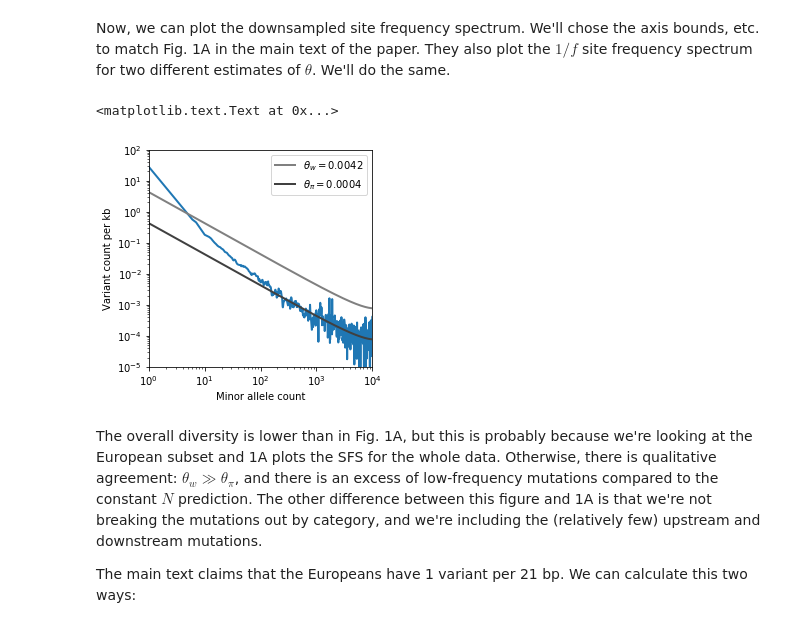
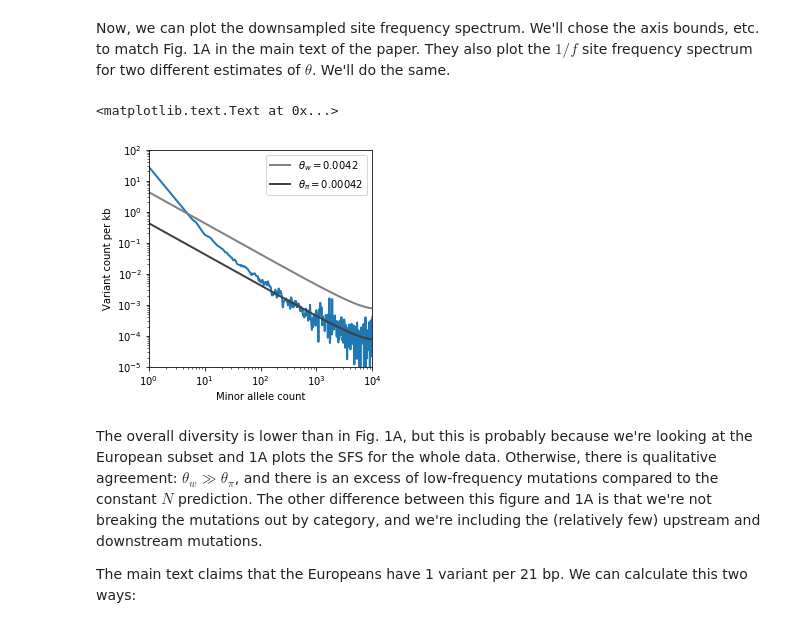
Before and after one commit to dp-rice/multiplemergers, a Jupyter notebook: notebooks/nelson_etal_2sfs.ipynb, the cells around one changed output. Saved outputs shown, nothing was run; the diff lists cells and outputs as text; code cells hidden in the pictures.

```diff
--- a/notebooks/nelson_etal_2sfs.ipynb
+++ b/notebooks/nelson_etal_2sfs.ipynb
@@ -92,9 +92,9 @@ for row in targets[['Chromosome', 'Start', 'Stop']].itertuples():
     # Only take mutations segregating in the european sample
     segregating = variants['Eur.MA_COUNT']>0
     target_vars = variants[in_target & segregating]
-    varMAC.append(list(target_vars['Eur.MA_COUNT']))
-    varNOBS.append(list(target_vars['Eur.NOBS']))
-    varFREQ.append(list(target_vars['Eur.FREQ']))
+    varMAC.append(np.array(target_vars['Eur.MA_COUNT']))
+    varNOBS.append(np.array(target_vars['Eur.NOBS']))
+    varFREQ.append(np.array(target_vars['Eur.FREQ']))
 targets['varMAC'] = varMAC
 targets['varNOBS'] = varNOBS
 targets['varFREQ'] = varFREQ
@@ -303,17 +303,17 @@ sfs_obs = SFS/included_sites
 # %%
 plt.figure(figsize=(4,4))
 plt.loglog(f, sfs_obs*1e3, lw=2)
 plt.loglog(f, sfs_neut*theta_w*1e3, color='0.5', lw=2, label='$\\theta_w = {0:.4f}$'.format(theta_w))
-plt.loglog(f, sfs_neut*theta_pi*1e3, color='0.25', lw=2, label='$\\theta_{{\pi}} = {0:.4f}$'.format(theta_pi))
+plt.loglog(f, sfs_neut*theta_pi*1e3, color='0.25', lw=2, label='$\\theta_{{\pi}} = {0:.5f}$'.format(theta_pi))
 
 plt.legend()
 plt.ylim([1e-5,1e2])
 plt.xlim([1,1e4])
 plt.xlabel('Minor allele count')
 plt.ylabel('Variant count per kb')
 # %% [output]
 <matplotlib.text.Text at 0x...>
-[figure, old version]
+[figure, new version]
 # %% [markdown]
 The overall diversity is lower than in Fig. 1A, but this is probably because we're looking at the European subset and 1A plots the SFS for the whole data. Otherwise, there is qualitative agreement: $\theta_w \gg \theta_{\pi}$, and there is an excess of low-frequency mutations compared to the constant $N$ prediction. The other difference between this figure and 1A is that we're not breaking the mutations out by category, and we're including the (relatively few) upstream and downstream mutations.
 
```
Also changed, not shown: parts of 14 cells of this notebook.
